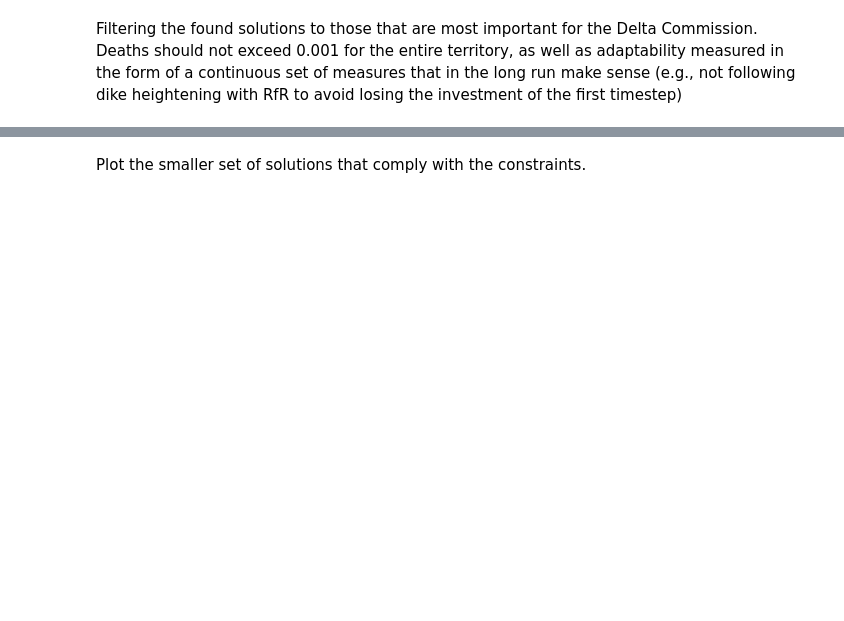
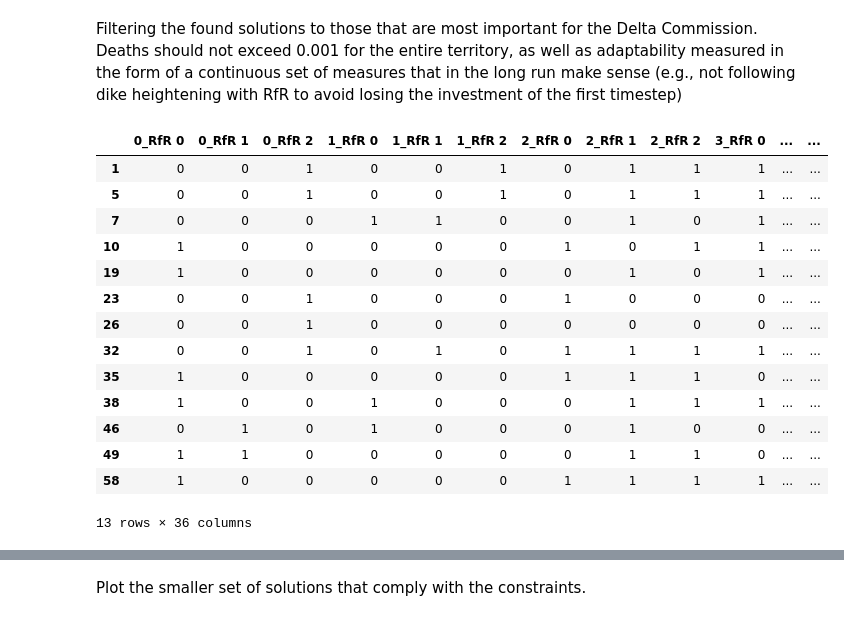
Before and after one commit to Q-Quan/MBDMGroup22, a Jupyter notebook: final assignment/MORDM_Try4.ipynb, the cells around one changed output, grey strips where cells are left out. Saved outputs shown, nothing was run; the diff lists cells and outputs as text; code cells hidden in the pictures; blank space fills up the shorter version.

```diff
--- a/final assignment/MORDM_Try4.ipynb
+++ b/final assignment/MORDM_Try4.ipynb
@@ -96,6 +116,23 @@ Deaths should not exceed 0.001 for the entire territory, as well as adaptability
 # %%
 # Select only those policies that result in an acceptable # of deaths
 archive_allowable_deaths = result[result['Expected Number of Deaths'] < 0.001]
+archive_allowable_deaths
+# %% [output]
+|  | 0_RfR 0 | 0_RfR 1 | 0_RfR 2 | 1_RfR 0 | 1_RfR 1 | 1_RfR 2 | 2_RfR 0 | 2_RfR 1 | 2_RfR 2 | 3_RfR 0 | ... | ... |
+| 1 | 0 | 0 | 1 | 0 | 0 | 1 | 0 | 1 | 1 | 1 | ... | ... |
+| 5 | 0 | 0 | 1 | 0 | 0 | 1 | 0 | 1 | 1 | 1 | ... | ... |
+| 7 | 0 | 0 | 0 | 1 | 1 | 0 | 0 | 1 | 0 | 1 | ... | ... |
+| 10 | 1 | 0 | 0 | 0 | 0 | 0 | 1 | 0 | 1 | 1 | ... | ... |
+| 19 | 1 | 0 | 0 | 0 | 0 | 0 | 0 | 1 | 0 | 1 | ... | ... |
+| 23 | 0 | 0 | 1 | 0 | 0 | 0 | 1 | 0 | 0 | 0 | ... | ... |
+| 26 | 0 | 0 | 1 | 0 | 0 | 0 | 0 | 0 | 0 | 0 | ... | ... |
+| 32 | 0 | 0 | 1 | 0 | 1 | 0 | 1 | 1 | 1 | 1 | ... | ... |
+| 35 | 1 | 0 | 0 | 0 | 0 | 0 | 1 | 1 | 1 | 0 | ... | ... |
+| 38 | 1 | 0 | 0 | 1 | 0 | 0 | 0 | 1 | 1 | 1 | ... | ... |
+| 46 | 0 | 1 | 0 | 1 | 0 | 0 | 0 | 1 | 0 | 0 | ... | ... |
+| 49 | 1 | 1 | 0 | 0 | 0 | 0 | 0 | 1 | 1 | 0 | ... | ... |
+| 58 | 1 | 0 | 0 | 0 | 0 | 0 | 1 | 1 | 1 | 1 | ... | ... |
+13 rows × 36 columns
 # %%
 # Remove columns for outcomes from the dataframe, resulting in a df of polcies
 policies = archive_allowable_deaths.drop([o.name for o in model.outcomes], axis=1)
```
Also changed, not shown: parts of 24 cells of this notebook, 1 other file.
